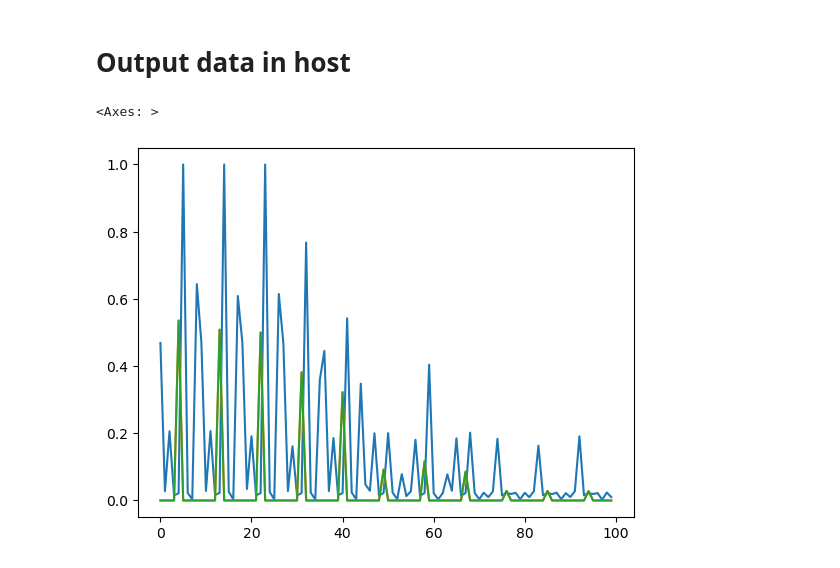
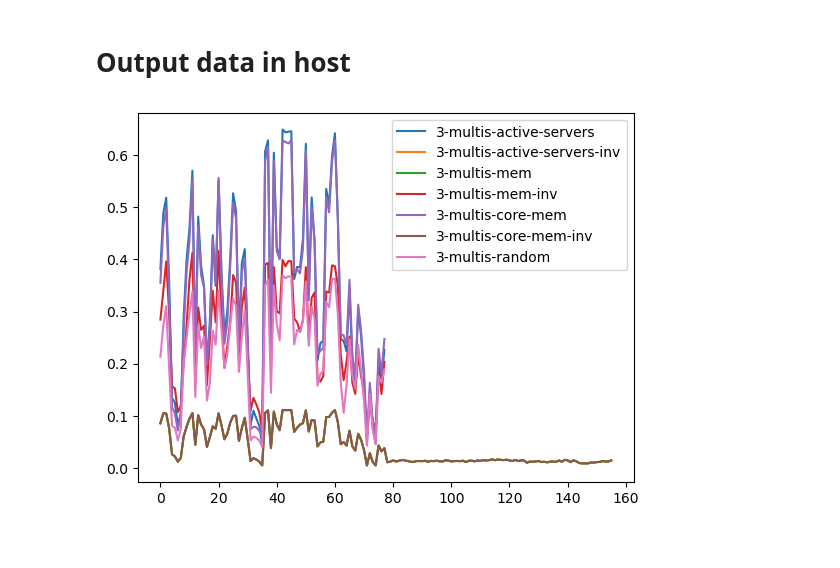
Before and after one commit to Radu-Nicolae/opendc-m3sa, a Jupyter notebook: opendc-experiments/opendc-experiments-metamodel/src/main/Python_scripts/MetaModelViewer.ipynb, the cells around one changed output. Drawn from its saved outputs; the diff is of its cells as text; code cells hidden in the pictures.

Commit message:
plotting all available data and models

```diff
--- a/opendc-experiments/opendc-experiments-metamodel/src/main/Python_scripts/MetaModelViewer.ipynb
+++ b/opendc-experiments/opendc-experiments-metamodel/src/main/Python_scripts/MetaModelViewer.ipynb
@@ -24,6 +24,10 @@ Topology name: multi
 | 0 | A01 | A01 | 32 | 3.20 | 2048 | 1 | 256 | ... |
 | 1 | B01 | B01 | 48 | 2.93 | 1256 | 6 | 64 | ... |
 | 2 | C01 | C01 | 32 | 3.20 | 2048 | 2 | 128 | ... |
+# %%
+def mean_of_chunks(series, chunk_size):
+    # Explicitly setting numeric_only to True to avoid FutureWarning about deprecation
+    return series.groupby(np.arange(len(series)) // chunk_size).mean(numeric_only=True)
 # %% [markdown]
 # Output data in host
 # %%
@@ -34,15 +38,34 @@ We extract and analyze the data exported in the .parquet, from the host, as a ve
 df_trace_1 = pd.read_parquet(path + "3-multis-active-servers.parquet")
 df_trace_2 = pd.read_parquet(path + "3-multis-active-servers-inv.parquet")
 df_trace_3 = pd.read_parquet(path + "3-multis-mem.parquet")
+df_trace_4 = pd.read_parquet(path + "3-multis-mem-inv.parquet")
+df_trace_5 = pd.read_parquet(path + "3-multis-core-mem.parquet")
+df_trace_6 = pd.read_parquet(path + "3-multis-core-mem-inv.parquet")
+df_trace_7 = pd.read_parquet(path + "3-multis-random.parquet")
+# %%
+df_trace_1 = mean_of_chunks(df_trace_1, 1000)
+df_trace_2 = mean_of_chunks(df_trace_2, 1000)
+df_trace_3 = mean_of_chunks(df_trace_3, 1000)
+df_trace_4 = mean_of_chunks(df_trace_4, 1000)
+df_trace_5 = mean_of_chunks(df_trace_5, 1000)
+df_trace_6 = mean_of_chunks(df_trace_6, 1000)
+df_trace_7 = mean_of_chunks(df_trace_7, 1000)
 # %%
 """
 Up to this point, we read the data from the .parquet file
 """
 
 # todo revise: something here doesn't work? or maybe it does?
-df_trace_1.cpu_utilization[:100].plot()
-df_trace_2.cpu_utilization[:100].plot()
-df_trace_3.cpu_utilization[:100].plot()
+df_trace_1.cpu_utilization.plot()
+df_trace_2.cpu_utilization.plot()
+df_trace_3.cpu_utilization.plot()
+df_trace_4.cpu_utilization.plot()
+df_trace_5.cpu_utilization.plot()
+df_trace_6.cpu_utilization.plot()
+df_trace_7.cpu_utilization.plot()
+
+
+plt.legend(["3-multis-active-servers", "3-multis-active-servers-inv", "3-multis-mem", "3-multis-mem-inv", "3-multis-core-mem", "3-multis-core-mem-inv", "3-multis-random"])
+plt.show()
 # %% [output]
-<Axes: >
-[figure, old version]
+[figure, new version]
```
Also changed, not shown: 16 other files.
